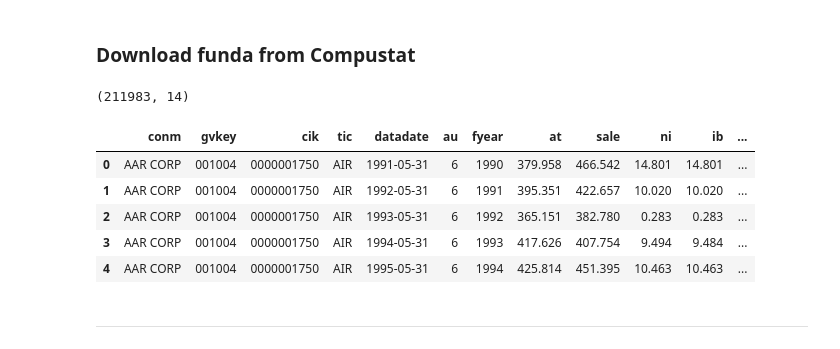
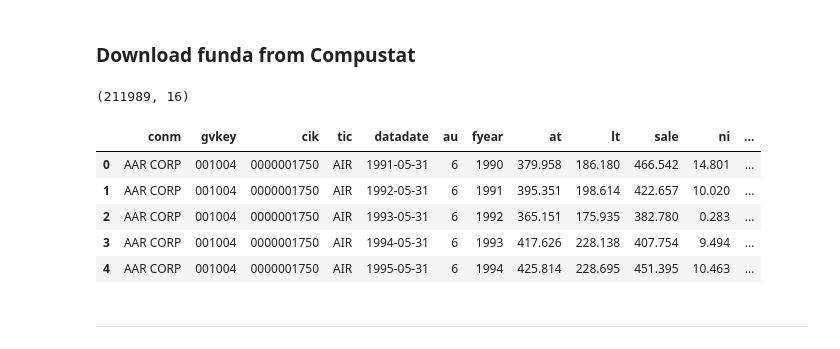
Before and after one commit to jaeyoonyu/jaeyoonyu.github.io, a Jupyter notebook: _code/wrds-download-compustat.ipynb, the cells around one changed output. Drawn from its saved outputs; the diff is of its cells as text; code cells hidden in the pictures.

```diff
--- a/_code/wrds-download-compustat.ipynb
+++ b/_code/wrds-download-compustat.ipynb
@@ -23,30 +23,31 @@ Done
 # %% [markdown]
 ### Download funda from Compustat
 # %%
-df= conn.raw_sql(f"""select conm, gvkey, cik, tic, datadate, au, fyear, at, sale,  ni, ib, oancf, sich, prcc_f * csho as mv
+df= conn.raw_sql(f"""select conm, gvkey, cik, tic, datadate, au, fyear, at, lt, sale,  ni, ib, oancf, sich, prcc_f * csho as mv
                     from comp.funda a
 
                     where a.fyear >= 1990 and
                         a.fyear <= 2020 and
                         a.indfmt= 'INDL' and
                         a.datafmt = 'STD' and
                         a.popsrc= 'D' and
                         a.consol = 'C' and
                         (a.sich < 6000 or a.sich > 6999)
                     """)
 df= df.sort_values(['gvkey','datadate'])
 df['fyear']= df['fyear'].astype(int)
+df['lev']= df['lt'] / df['at']
 df= df.reset_index(drop=True)
 print(df.shape)
 df.head()
 # %% [output]
-(211983, 14)
+(211989, 16)
-|  | conm | gvkey | cik | tic | datadate | au | fyear | at | sale | ni | ib | ... |
-| 0 | AAR CORP | 001004 | 0000001750 | AIR | 1991-05-31 | 6 | 1990 | 379.958 | 466.542 | 14.801 | 14.801 | ... |
-| 1 | AAR CORP | 001004 | 0000001750 | AIR | 1992-05-31 | 6 | 1991 | 395.351 | 422.657 | 10.020 | 10.020 | ... |
-| 2 | AAR CORP | 001004 | 0000001750 | AIR | 1993-05-31 | 6 | 1992 | 365.151 | 382.780 | 0.283 | 0.283 | ... |
-| 3 | AAR CORP | 001004 | 0000001750 | AIR | 1994-05-31 | 6 | 1993 | 417.626 | 407.754 | 9.494 | 9.484 | ... |
-| 4 | AAR CORP | 001004 | 0000001750 | AIR | 1995-05-31 | 6 | 1994 | 425.814 | 451.395 | 10.463 | 10.463 | ... |
+|  | conm | gvkey | cik | tic | datadate | au | fyear | at | lt | sale | ni | ... |
+| 0 | AAR CORP | 001004 | 0000001750 | AIR | 1991-05-31 | 6 | 1990 | 379.958 | 186.180 | 466.542 | 14.801 | ... |
+| 1 | AAR CORP | 001004 | 0000001750 | AIR | 1992-05-31 | 6 | 1991 | 395.351 | 198.614 | 422.657 | 10.020 | ... |
+| 2 | AAR CORP | 001004 | 0000001750 | AIR | 1993-05-31 | 6 | 1992 | 365.151 | 175.935 | 382.780 | 0.283 | ... |
+| 3 | AAR CORP | 001004 | 0000001750 | AIR | 1994-05-31 | 6 | 1993 | 417.626 | 228.138 | 407.754 | 9.494 | ... |
+| 4 | AAR CORP | 001004 | 0000001750 | AIR | 1995-05-31 | 6 | 1994 | 425.814 | 228.695 | 451.395 | 10.463 | ... |
 # %% [markdown]
 ---------------------
 # %% [markdown]
```
Also changed, not shown: 9 other files.
